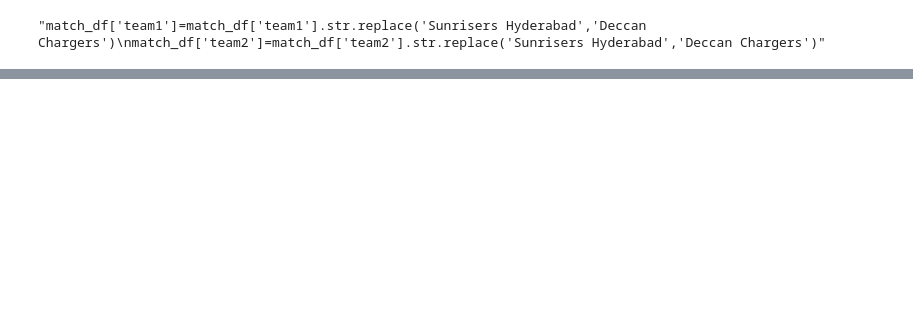
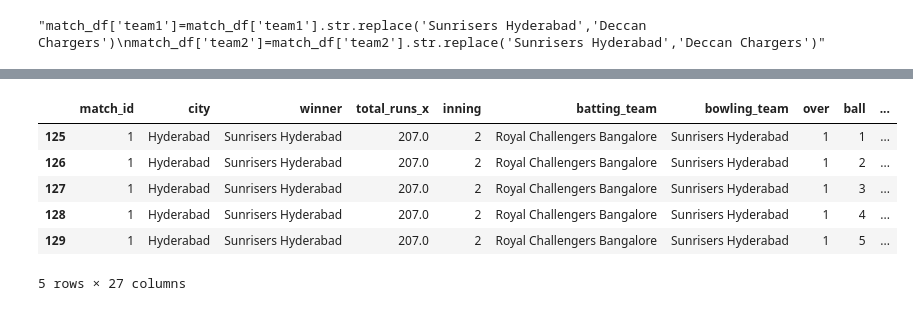
Before and after one commit to Angel-dash/Crck_pred, a Jupyter notebook: CrickPred.ipynb, the cells around one changed output, grey strips where cells are left out. Saved outputs shown, nothing was run; the diff lists cells and outputs as text; code cells hidden in the pictures; blank space fills up the shorter version.

```diff
--- a/CrickPred.ipynb
+++ b/CrickPred.ipynb
@@ -160,0 +165,10 @@ delivery_df.head()
+# %%
+delivery_df.head()
+# %% [output]
+|  | match_id | city | winner | total_runs_x | inning | batting_team | bowling_team | over | ball | ... |
+| 125 | 1 | Hyderabad | Sunrisers Hyderabad | 207.0 | 2 | Royal Challengers Bangalore | Sunrisers Hyderabad | 1 | 1 | ... |
+| 126 | 1 | Hyderabad | Sunrisers Hyderabad | 207.0 | 2 | Royal Challengers Bangalore | Sunrisers Hyderabad | 1 | 2 | ... |
+| 127 | 1 | Hyderabad | Sunrisers Hyderabad | 207.0 | 2 | Royal Challengers Bangalore | Sunrisers Hyderabad | 1 | 3 | ... |
+| 128 | 1 | Hyderabad | Sunrisers Hyderabad | 207.0 | 2 | Royal Challengers Bangalore | Sunrisers Hyderabad | 1 | 4 | ... |
+| 129 | 1 | Hyderabad | Sunrisers Hyderabad | 207.0 | 2 | Royal Challengers Bangalore | Sunrisers Hyderabad | 1 | 5 | ... |
+5 rows × 27 columns
```
Also changed, not shown: parts of 24 cells of this notebook.
